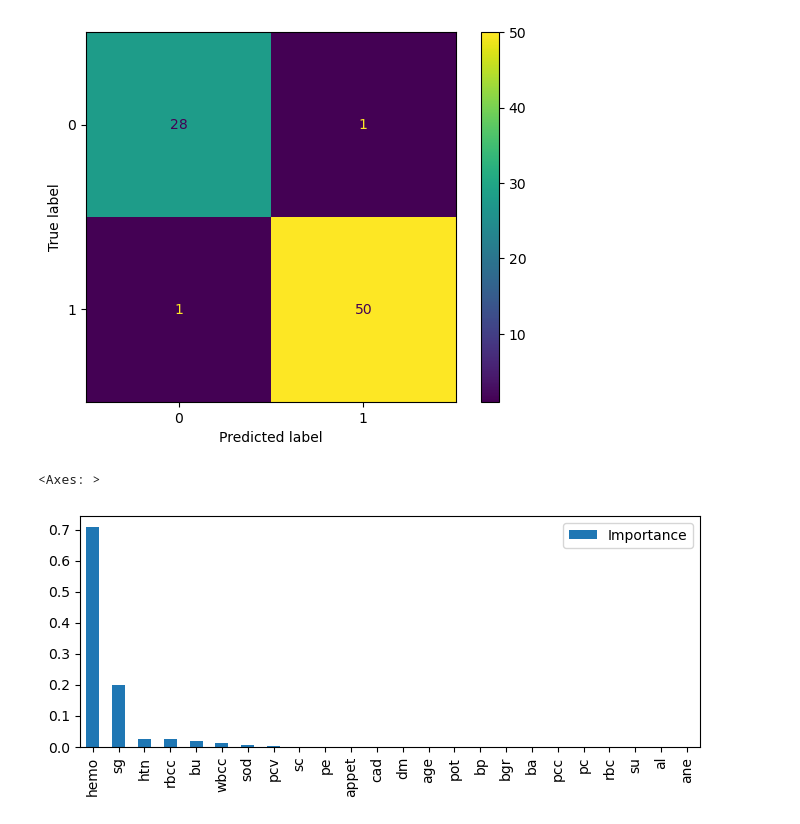
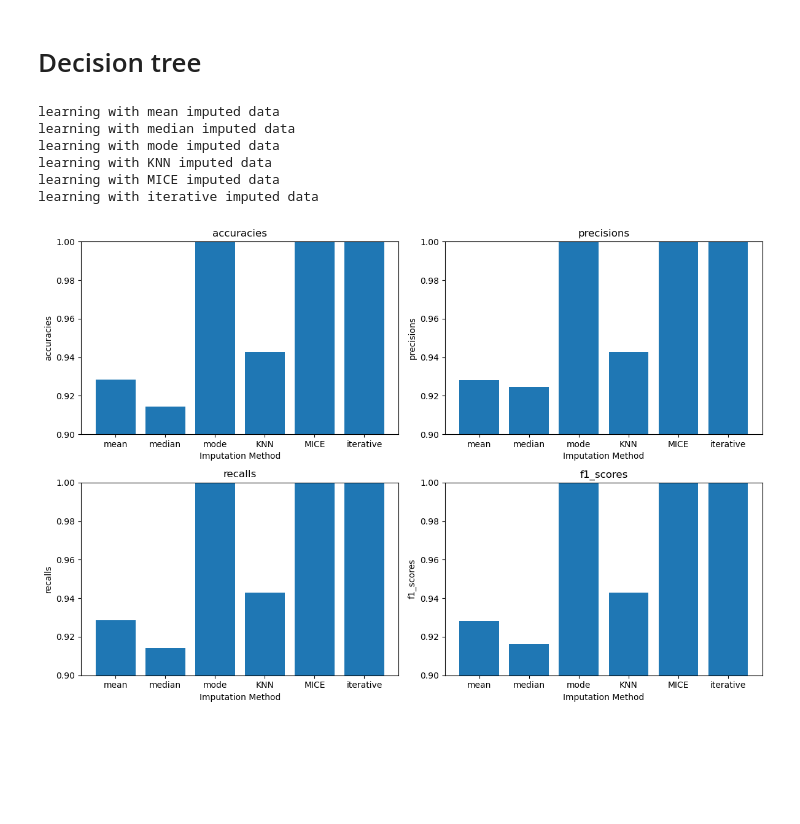
Before and after one commit to luisastue/datascience-ckd, a Jupyter notebook: 5.1_decision_tree.ipynb, the cells around one changed output. Drawn from its saved outputs; the diff is of its cells as text; code cells hidden in the pictures; blank space fills up the shorter version.

```diff
--- a/5.1_decision_tree.ipynb
+++ b/5.1_decision_tree.ipynb
@@ -60,15 +20,20 @@ weighted avg       0.97      0.97      0.97        80
-# %%
-conf_mat = confusion_matrix(y_test, y_pred)
-disp = ConfusionMatrixDisplay(conf_mat, display_labels=clf.classes_)
-disp.plot()
-plt.show()
-# %% [output]
-[figure, removed]
-# %%
-#  plot the importance of each feature as a bar plot and plot the decision tree
-feat_importances = pd.DataFrame(clf.feature_importances_, index=numeric.drop(columns=['class']).columns, columns=["Importance"])
-feat_importances.sort_values(by='Importance', ascending=False, inplace=True)
-feat_importances.plot(kind='bar', figsize=(8,3))
-# %% [output]
-<Axes: >
-[figure, removed]
+# %% [markdown]
+# Decision tree
+# %%
+from util.functions import train
+
+model = DecisionTreeClassifier()
+
+results = train(model)
+# %% [output]
+learning with mean imputed data
+learning with median imputed data
+learning with mode imputed data
+learning with KNN imputed data
+learning with MICE imputed data
+learning with iterative imputed data
+# %%
+from util.functions import plot_metrics
+plot_metrics(results['metrics'])
+# %% [output]
+[figure, added]
```
Also changed, not shown: parts of 14 cells of this notebook, 10 other files.
